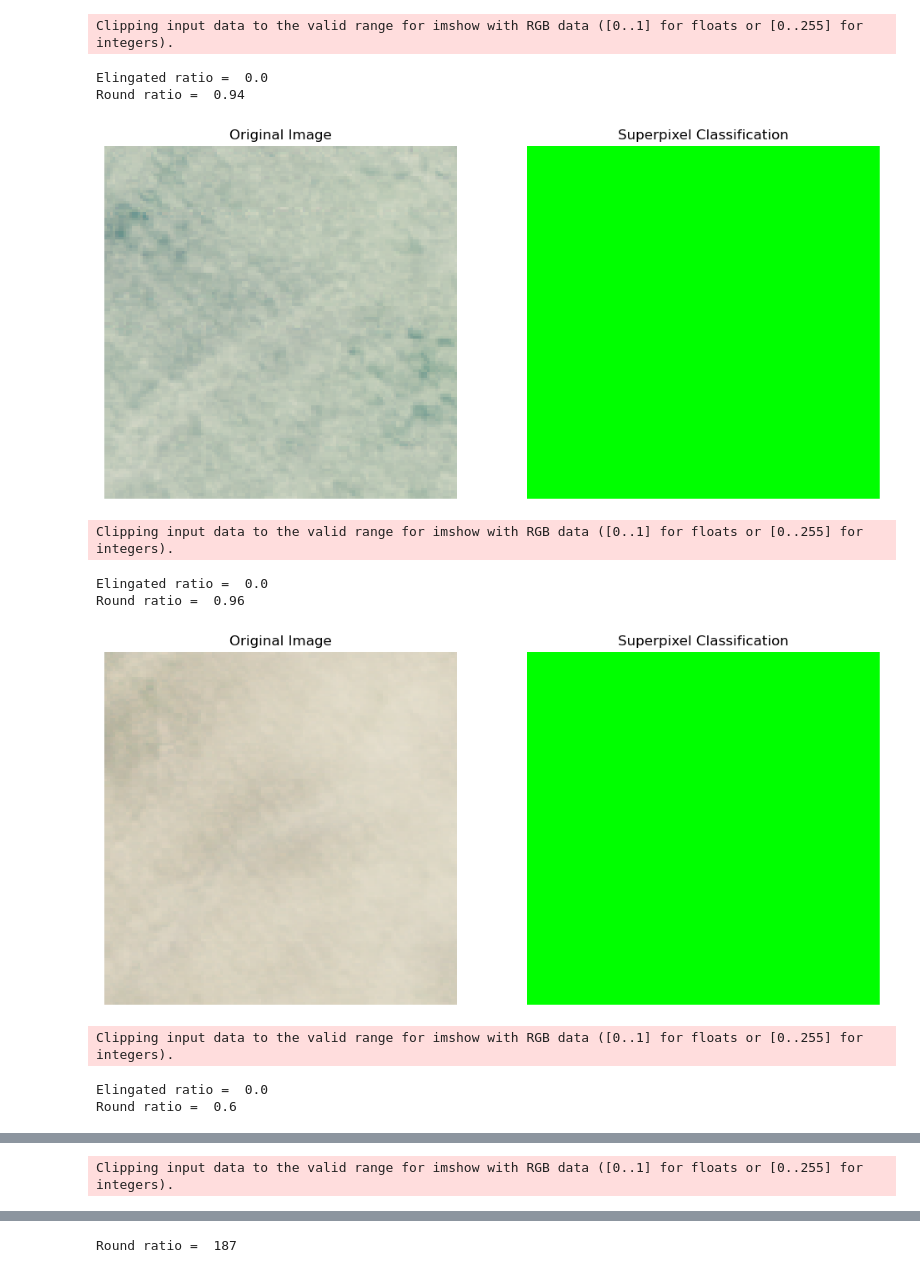
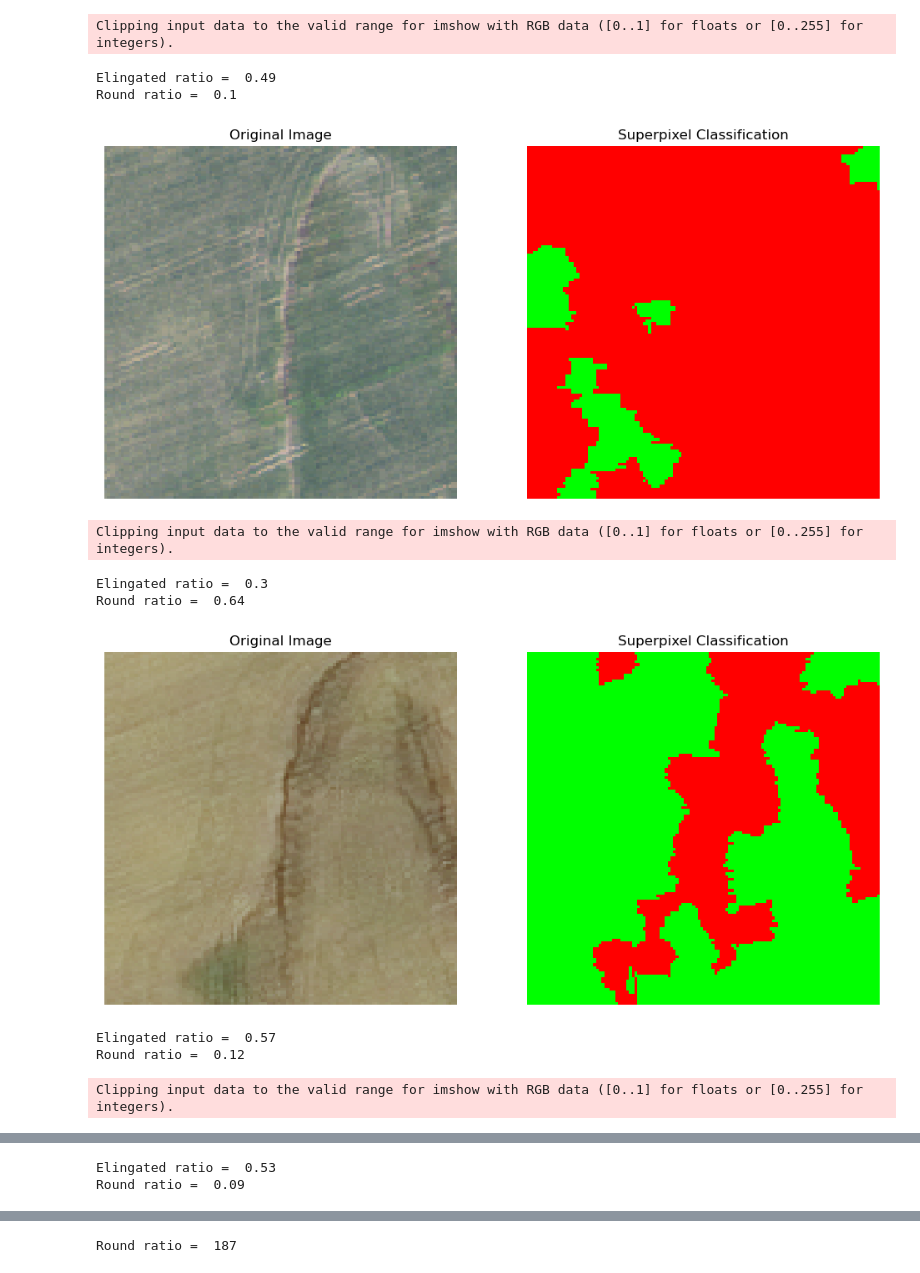
Before and after one commit to SMATousi/Gully_Detection, a Jupyter notebook: weak-supervision/LF_Smaples.ipynb, the cells around one changed output, grey strips where cells are left out. Cells and saved outputs as stored; diff of their text form; code cells hidden in the pictures.

```diff
--- a/weak-supervision/LF_Smaples.ipynb
+++ b/weak-supervision/LF_Smaples.ipynb
@@ -235,9 +235,9 @@ def display_superpixels(original_image, segmented_image):
 
     plt.show()
 
-num_segments = 50  # Number of superpixels to generate
+num_segments = 150  # Number of superpixels to generate
 
-img = images[0].numpy().squeeze().transpose(1,2,0)
+img = images[1].numpy().squeeze().transpose(1,2,0)
 segmented_image, segments = generate_superpixels(img, num_segments)
 
 # Display the original and segmented images
@@ -338,43 +338,43 @@ def display_superpixels_with_classification(original_image, segments, round_supe
         rr, cc = polygon_perimeter(coords[:, 0], coords[:, 1], shape=image_with_classification.shape[:2], clip=True)
         image_with_classification[rr, cc] = [255, 0, 0]  # Red border for elongated superpixels
 
     # Plot original and segmented images
     fig, ax = plt.subplots(1, 2, figsize=(12, 6))
 
     ax[0].imshow(original_image)
     ax[0].set_title('Original Image')
     ax[0].axis('off')
 
     ax[1].imshow(image_with_classification)
     ax[1].set_title('Superpixel Classification')
     ax[1].axis('off')
 
     plt.show()
 
 # Number of superpixels to generate
-num_segments = 50
+num_segments = 100
 
 for i in range(6):
     img = images[i].numpy().squeeze().transpose(1,2,0)
     # Assume `img` is your input image as a numpy array
     segmented_image, segments = generate_superpixels(img, num_segments)
 
     # Classify superpixels as round or elongated
-    round_superpixels, elongated_superpixels = classify_superpixel_shape(segments, circularity_thresh=0.1,
-                                                                         aspect_ratio_thresh=3.5)
+    round_superpixels, elongated_superpixels = classify_superpixel_shape(segments, circularity_thresh=0.5,
+                                                                         aspect_ratio_thresh=1.5)
     print("Elingated ratio = ", len(elongated_superpixels)/num_segments)
     print("Round ratio = ", len(round_superpixels)/num_segments)
     # Display the original and segmented images with classifications
     display_superpixels_with_classification(img, segments, round_superpixels, elongated_superpixels)
 # %% [output]
 Clipping input data to the valid range for imshow with RGB data ([0..1] for floats or [0..255] for integers).
-Elingated ratio =  0.0
-Round ratio =  0.94
+Elingated ratio =  0.49
+Round ratio =  0.1
-[figure, old version]
+[figure, new version]
 Clipping input data to the valid range for imshow with RGB data ([0..1] for floats or [0..255] for integers).
-Elingated ratio =  0.0
-Round ratio =  0.96
+Elingated ratio =  0.3
+Round ratio =  0.64
-[figure, old version]
+[figure, new version]
-Clipping input data to the valid range for imshow with RGB data ([0..1] for floats or [0..255] for integers).
+Elingated ratio =  0.57
+Round ratio =  0.12
-Elingated ratio =  0.0
-Round ratio =  0.6
+Clipping input data to the valid range for imshow with RGB data ([0..1] for floats or [0..255] for integers).
@@ -382 +382,2 @@ Round ratio =  0.6
-Clipping input data to the valid range for imshow with RGB data ([0..1] for floats or [0..255] for integers).
+Elingated ratio =  0.53
+Round ratio =  0.09
```
Also changed, not shown: parts of 3 cells of this notebook, 8 other files.
